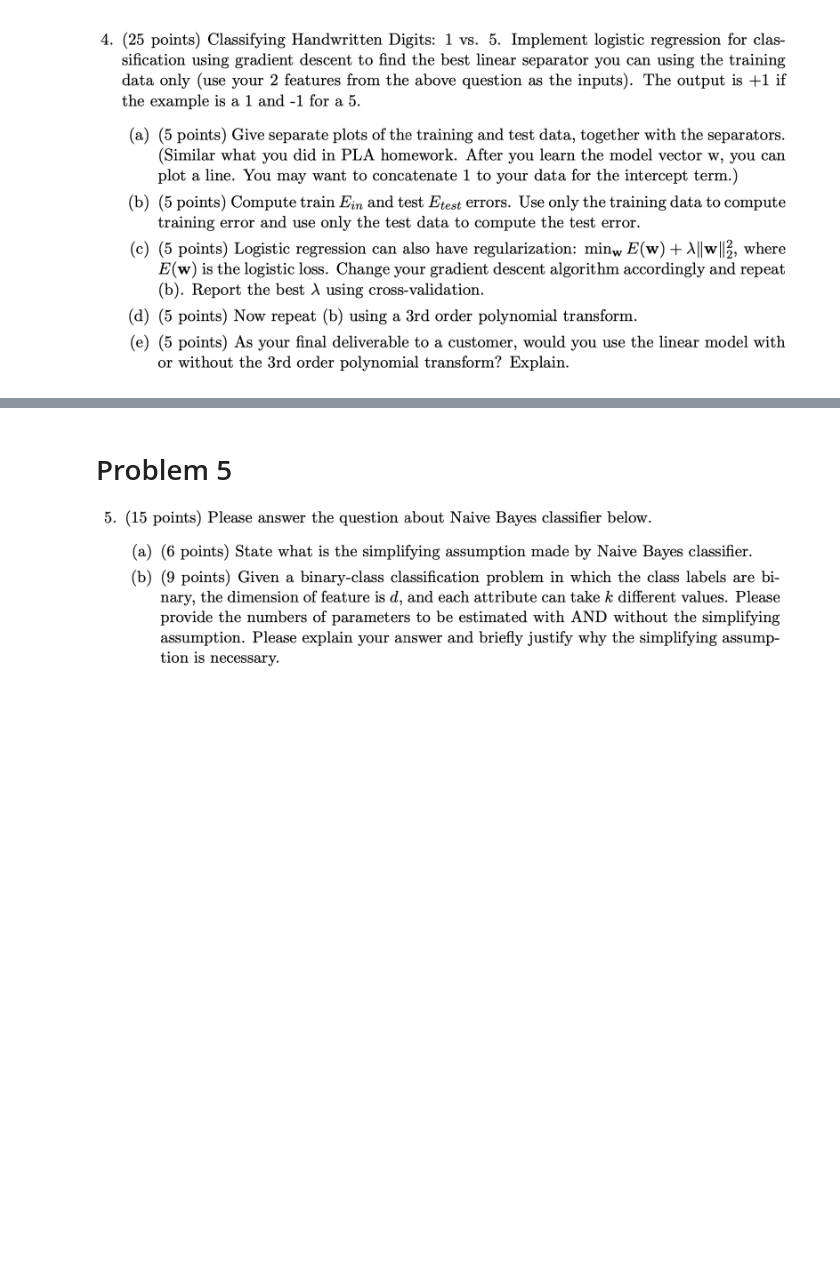
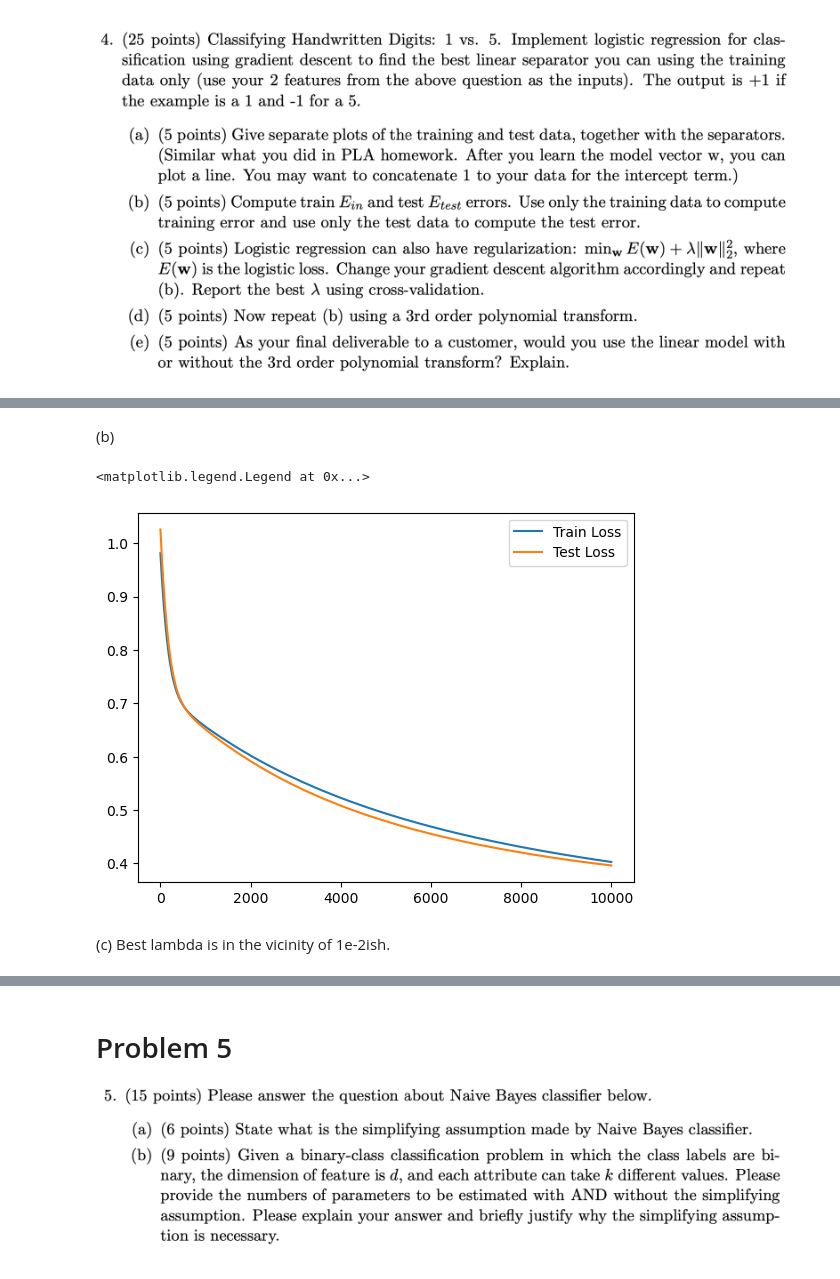
Before and after one commit to evanhanders/MLAI_courses_2024, a Jupyter notebook: cmpsci_165B_machine_learning/hw3.ipynb, the cells around one changed output, grey strips where cells are left out. Cells and saved outputs as stored; diff of their text form; code cells hidden in the pictures; blank space fills up the shorter version.

```diff
--- a/cmpsci_165B_machine_learning/hw3.ipynb
+++ b/cmpsci_165B_machine_learning/hw3.ipynb
@@ -156,0 +214,11 @@ Text(0, 0.5, 'Left-Right Symmetry')
+# %% [markdown]
+(b)
+# %%
+plt.plot(train_loss, label='Train Loss')
+plt.plot(test_loss, label='Test Loss')
+plt.legend()
+# %% [output]
+<matplotlib.legend.Legend at 0x...>
+[figure, added]
+# %% [markdown]
+(c) Best lambda is in the vicinity of 1e-2ish.
```
Also changed, not shown: parts of 14 cells of this notebook.
